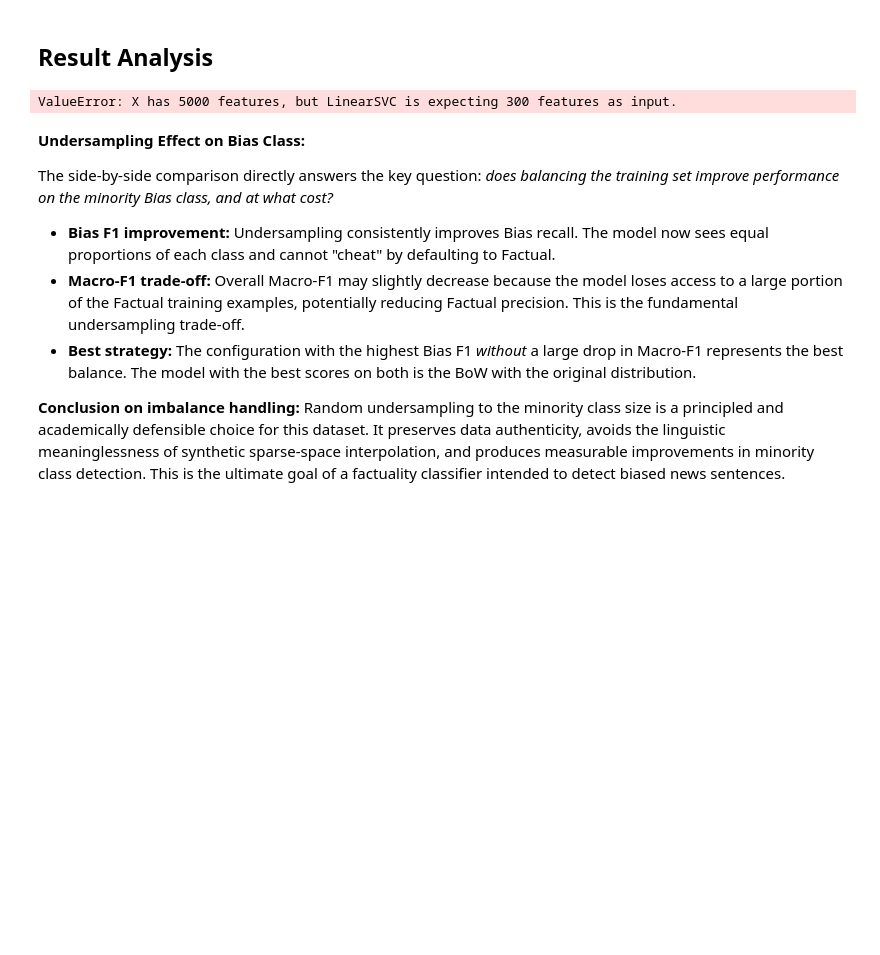
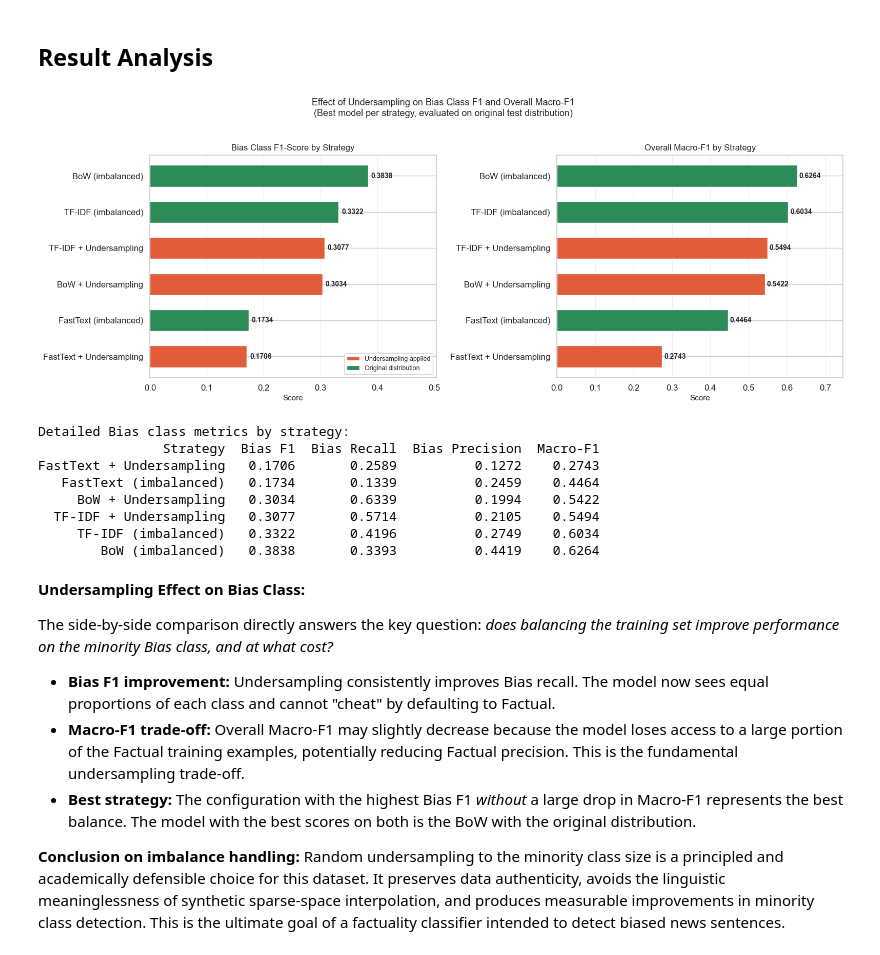
Before and after one commit to Gonto03/NLP-FactNews-Classification, a Jupyter notebook: Data_analysis.ipynb, the cells around one changed output. Drawn from its saved outputs; the diff is of its cells as text; code cells hidden in the pictures; blank space fills up the shorter version.

Commit message:
running code checking errors

```diff
--- a/Data_analysis.ipynb
+++ b/Data_analysis.ipynb
@@ -1493,44 +1488,35 @@ weighted avg       0.61      0.34      0.34      1239
 #The whole point of undersampling is to improve Bias recall.
 #We extract the per-class F1 for Bias across all strategies and plot them side by side to quantify the improvement.
 
+#Map feature tags to their corresponding dictionaries to avoid key collisions
+strategy_to_dict = {
+    'TF-IDF': tfidf_models,
+    'TF-IDF + Undersampling': undersampled_models_tfidf,
+    'FastText': dense_models,
+    'FastText + Undersampling': undersampled_models_dense,
+    'BoW': bow_models,
+    'BoW + Undersampling': undersampled_models_bow
+}
+
 bias_comparison = []
 
-strategy_model_pairs = [
-    # (results feature tag,         display label)
-    ('TF-IDF',                  'TF-IDF (imbalanced)'),
-    ('TF-IDF + Undersampling',  'TF-IDF + Undersampling'),
-    ('FastText',                'FastText (imbalanced)'),
-    ('FastText + Undersampling','FastText + Undersampling'),
-    ('BoW',                     'BoW (imbalanced)'),
-    ('BoW + Undersampling',     'BoW + Undersampling'),
-]
-
-#For each strategy, find the model with the best Macro-F1 and extract its per-class Bias F1 from classification_report
-results_numeric2 = pd.DataFrame(results).copy()
-for col in ['Accuracy','Macro-Precision','Macro-Recall','Macro-F1']:
-    results_numeric2[col] = results_numeric2[col].astype(float)
-
-#Rebuild per-class F1 for Bias by re-predicting with best model per strategy
-all_trained = {
-    **tfidf_models, #original TF-IDF models
-    **bow_models, #original BoW
-    **dense_models, #original FastText
-    **undersampled_models_tfidf, # undersampled TF-IDF
-    **undersampled_models_bow, # undersampled BoW
-    **undersampled_models_dense, #undersampled FastText
-}
+#Ensure target_names_eval matches the numeric order of your labels [-1, 0, 1]
+target_names_eval = ['Quote', 'Factual', 'Bias']
 
 for feat_tag, display_label in strategy_model_pairs:
     subset = results_numeric2[results_numeric2['Feature'] == feat_tag]
     if subset.empty:
         continue
+
     best_model_name_tag = subset.loc[subset['Macro-F1'].idxmax(), 'Model']
 
-    if best_model_name_tag in all_trained:
-        mdl = all_trained[best_model_name_tag]
+    current_dict = strategy_to_dict.get(feat_tag)
+    if current_dict and best_model_name_tag in current_dict:
+        mdl = current_dict[best_model_name_tag]
 
         #Determine correct test features
         if 'FastText' in feat_tag:
+            # Scaled data for linear models, raw for trees
             if 'SVM' in best_model_name_tag or 'Logistic' in best_model_name_tag:
                 X_te_tag = X_dense_test_sc
             else:
@@ -1540,12 +1526,16 @@ for feat_tag, display_label in strategy_model_pairs:
         else:
             X_te_tag = X_tfidf_test
 
+        #Now predict with the correctly matched model and features
         y_pred_tag = mdl.predict(X_te_tag)
+
         report_tag = classification_report(
             y_test, y_pred_tag,
             target_names=target_names_eval,
-            output_dict=True
+            output_dict=True,
+            zero_division=0
         )
+
         bias_comparison.append({
             'Strategy': display_label,
             'Bias F1':      report_tag['Bias']['f1-score'],
@@ -1553,8 +1543,6 @@ for feat_tag, display_label in strategy_model_pairs:
             'Bias Precision': report_tag['Bias']['precision'],
             'Macro-F1':     f1_score(y_test, y_pred_tag, average='macro'),
         })
-
-bias_df = pd.DataFrame(bias_comparison).sort_values('Bias F1', ascending=True)
 
 #Plot Bias F1 and Macro-F1 side by side
 fig, axes = plt.subplots(1, 2, figsize=(16, 6))
@@ -1571,34 +1559,42 @@ for ax, metric, title in zip(
 ):
     bars = ax.barh(bias_df['Strategy'], bias_df[metric],
                    color=colors_strat, edgecolor='white', height=0.6)
     for bar, val in zip(bars, bias_df[metric]):
         ax.text(bar.get_width() + 0.005,
                 bar.get_y() + bar.get_height()/2,
                 f'{val:.4f}', va='center', fontsize=10, fontweight='bold')
     ax.set_xlabel('Score', fontsize=11)
     ax.set_title(title, fontsize=12)
     ax.set_xlim(0, bias_df[metric].max() + 0.12)
     ax.grid(axis='x', alpha=0.3)
 
 from matplotlib.patches import Patch
 legend_el = [
     Patch(facecolor='#e05c3a', label='Undersampling applied'),
     Patch(facecolor='#2d8b57', label='Original distribution'),
 ]
 axes[0].legend(handles=legend_el, fontsize=9)
 
 plt.suptitle(
     'Effect of Undersampling on Bias Class F1 and Overall Macro-F1\n'
     '(Best model per strategy, evaluated on original test distribution)',
     fontsize=13, y=1.02
 )
 plt.tight_layout()
 plt.show()
 
 print("\nDetailed Bias class metrics by strategy:")
 print(bias_df.round(4).to_string(index=False))
 # %% [output]
+[figure, added]
-ValueError: X has 5000 features, but LinearSVC is expecting 300 features as input.
+Detailed Bias class metrics by strategy:
+                Strategy  Bias F1  Bias Recall  Bias Precision  Macro-F1
+FastText + Undersampling   0.1706       0.2589          0.1272    0.2743
+   FastText (imbalanced)   0.1734       0.1339          0.2459    0.4464
+     BoW + Undersampling   0.3034       0.6339          0.1994    0.5422
+  TF-IDF + Undersampling   0.3077       0.5714          0.2105    0.5494
+     TF-IDF (imbalanced)   0.3322       0.4196          0.2749    0.6034
+        BoW (imbalanced)   0.3838       0.3393          0.4419    0.6264
 # %% [markdown]
 **Undersampling Effect on Bias Class:**
 
```
Also changed, not shown: parts of 14 cells of this notebook.
